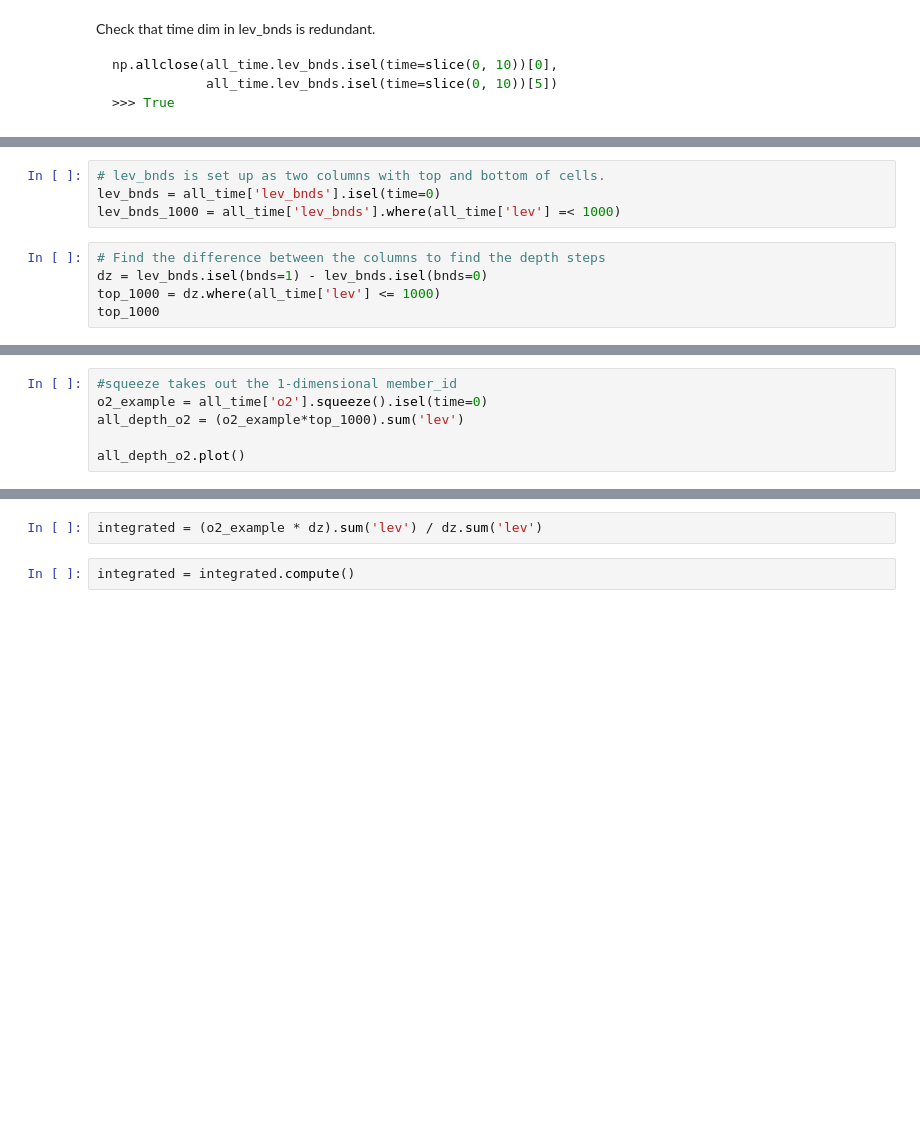
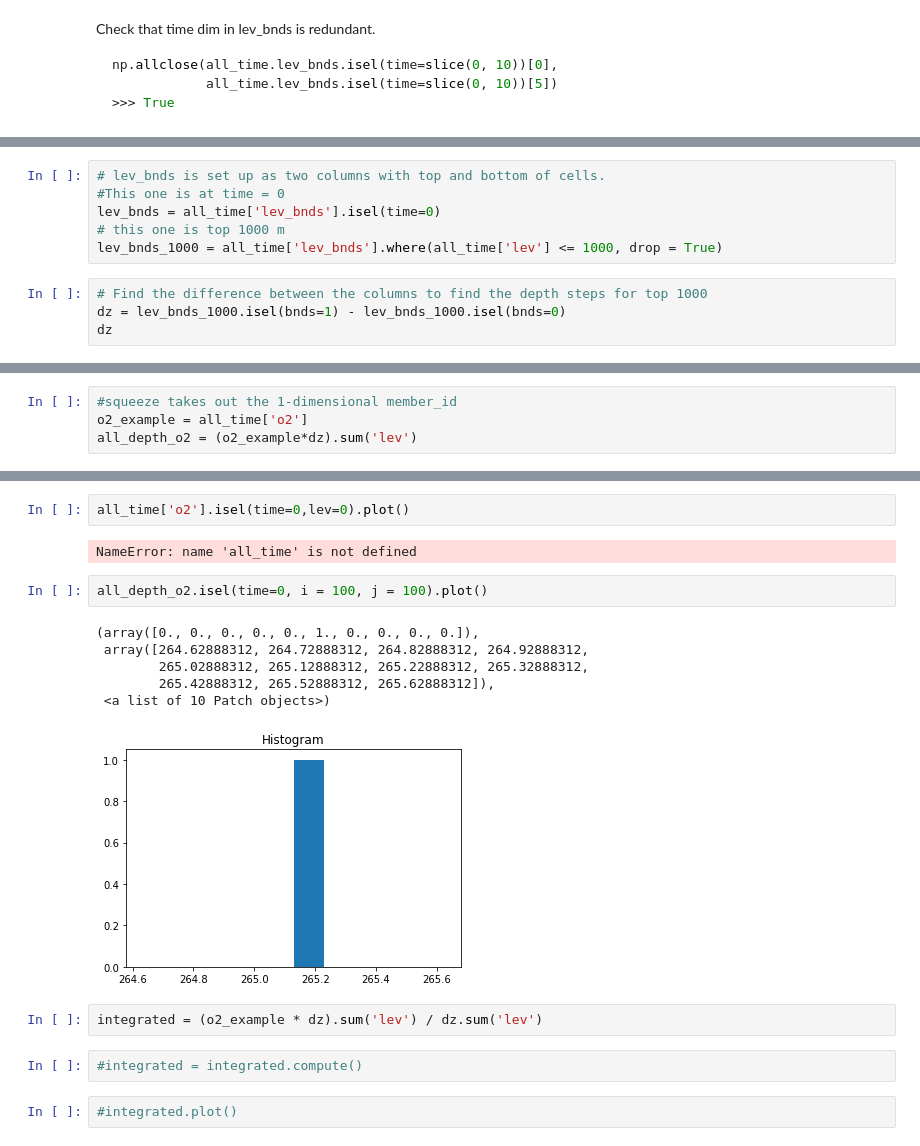
Before and after one commit to matt-long/cmip6hack-ocean-o2, a Jupyter notebook: notebooks/AOU_v_O2sat.ipynb, the cells around one changed output, grey strips where cells are left out. Drawn from its saved outputs; the diff is of its cells as text; blank space fills up the shorter version.

```diff
--- a/notebooks/AOU_v_O2sat.ipynb
+++ b/notebooks/AOU_v_O2sat.ipynb
@@ -368,10 +354,11 @@ np.allclose(all_time.lev_bnds.isel(time=slice(0, 10))[0],
 # %%
 # lev_bnds is set up as two columns with top and bottom of cells.
+#This one is at time = 0
 lev_bnds = all_time['lev_bnds'].isel(time=0)
-lev_bnds_1000 = all_time['lev_bnds'].where(all_time['lev'] =< 1000)
+# this one is top 1000 m
+lev_bnds_1000 = all_time['lev_bnds'].where(all_time['lev'] <= 1000, drop = True)
 # %%
-# Find the difference between the columns to find the depth steps
-dz = lev_bnds.isel(bnds=1) - lev_bnds.isel(bnds=0)
-top_1000 = dz.where(all_time['lev'] <= 1000)
-top_1000
+# Find the difference between the columns to find the depth steps for top 1000
+dz = lev_bnds_1000.isel(bnds=1) - lev_bnds_1000.isel(bnds=0)
+dz
 # %% [output]
@@ -397,6 +382,4 @@ Coordinates:
 # %%
 #squeeze takes out the 1-dimensional member_id
-o2_example = all_time['o2'].squeeze().isel(time=0)
-all_depth_o2 = (o2_example*top_1000).sum('lev')
-
-all_depth_o2.plot()
+o2_example = all_time['o2']
+all_depth_o2 = (o2_example*dz).sum('lev')
@@ -406,4 +391,19 @@ all_depth_o2.plot()
+# %%
+all_time['o2'].isel(time=0,lev=0).plot()
+# %% [output]
+NameError: name 'all_time' is not defined
+# %%
+all_depth_o2.isel(time=0, i = 100, j = 100).plot()
+# %% [output]
+(array([0., 0., 0., 0., 0., 1., 0., 0., 0., 0.]),
+ array([264.62888312, 264.72888312, 264.82888312, 264.92888312,
+        265.02888312, 265.12888312, 265.22888312, 265.32888312,
+        265.42888312, 265.52888312, 265.62888312]),
+ <a list of 10 Patch objects>)
+[figure, added]
 # %%
 integrated = (o2_example * dz).sum('lev') / dz.sum('lev')
 # %%
-integrated = integrated.compute()
+#integrated = integrated.compute()
+# %%
+#integrated.plot()
```
Also changed, not shown: parts of 14 cells of this notebook.
